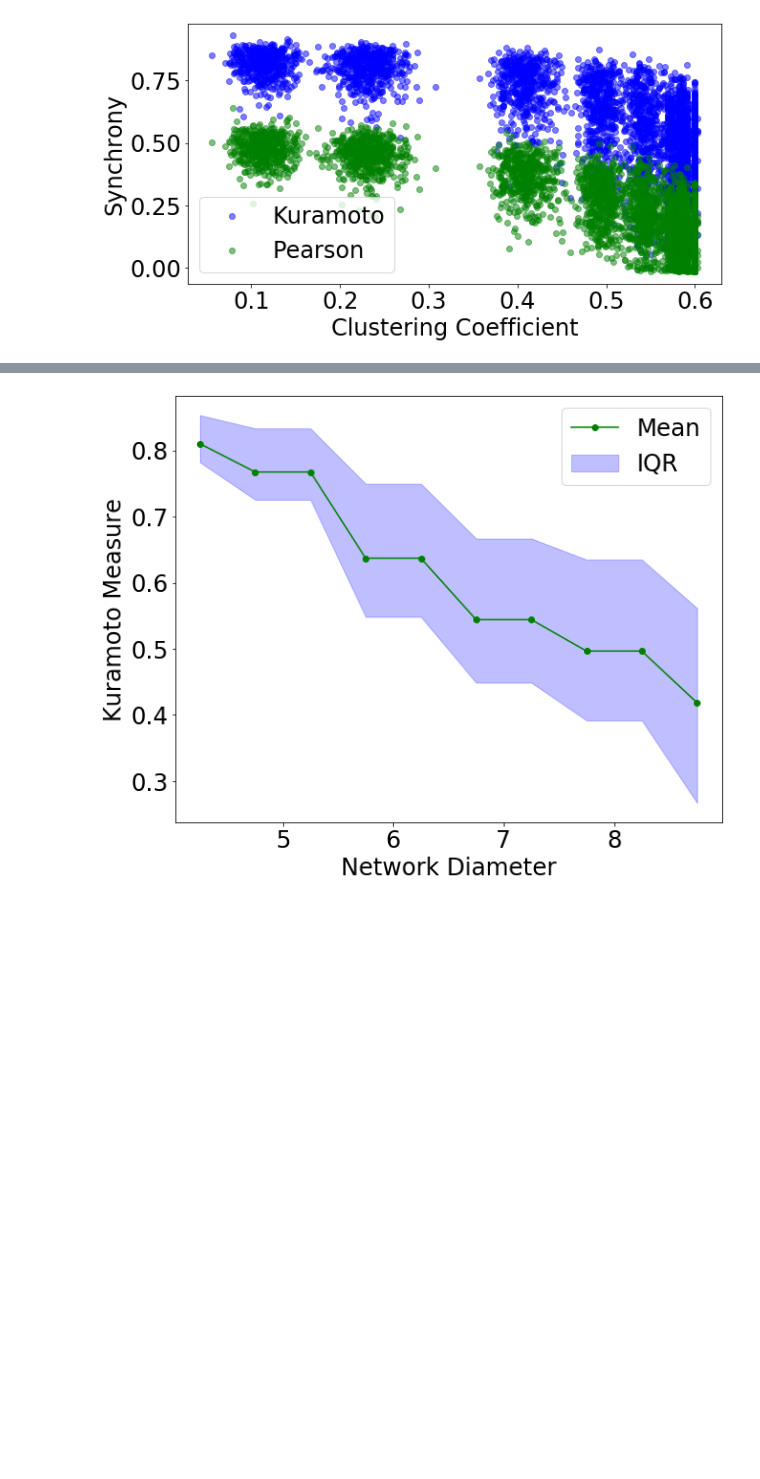
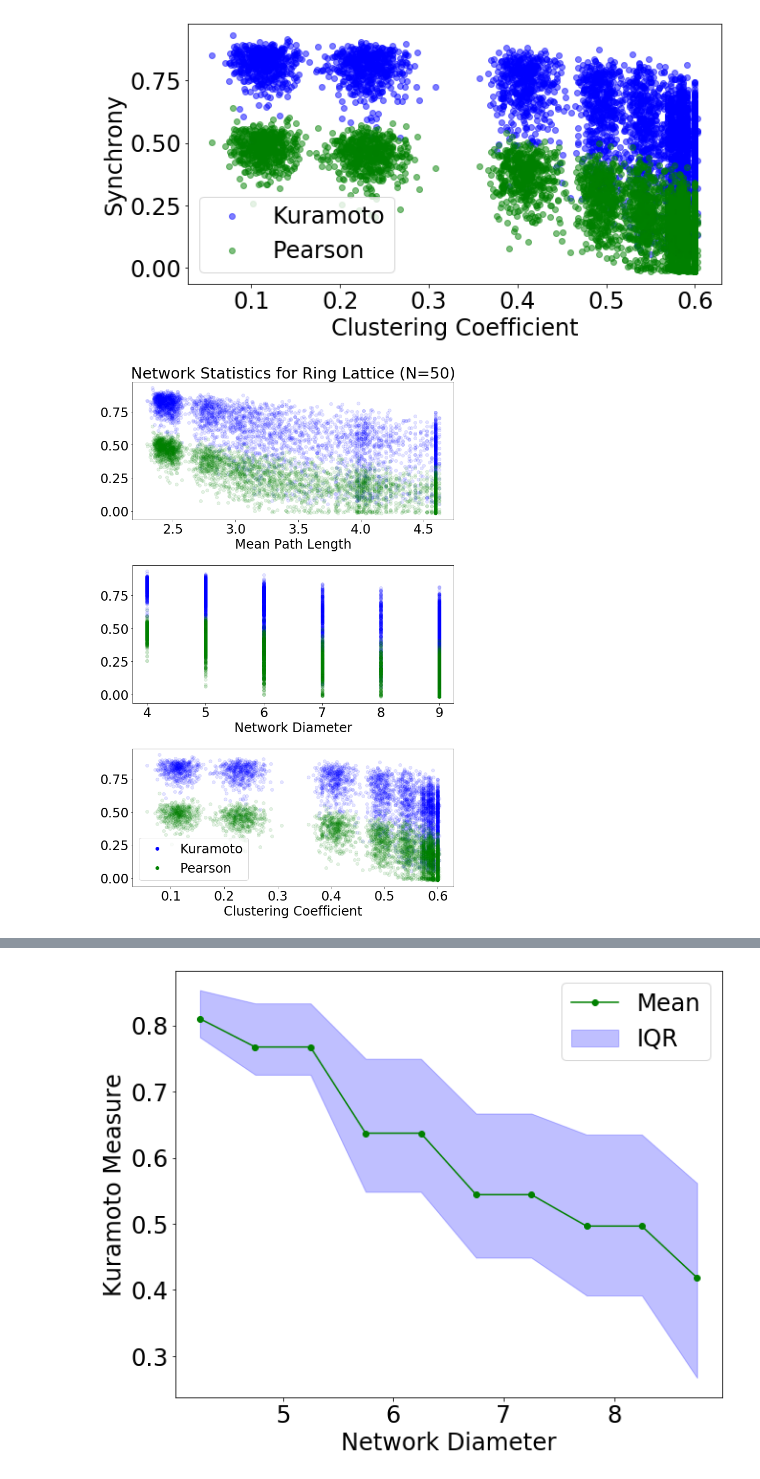
Before and after one commit to shawsa/CSCI_5352_Networks_Project, a Jupyter notebook: experiment02_ring_model.ipynb, the cells around one changed output, grey strips where cells are left out. Drawn from its saved outputs; the diff is of its cells as text; code cells hidden in the pictures; blank space fills up the shorter version.

```diff
--- a/experiment02_ring_model.ipynb
+++ b/experiment02_ring_model.ipynb
@@ -317,6 +316,45 @@ plt.show()
 [figure]
 [figure]
 [figure]
+# %%
+fig, axes = plt.subplots(3, 1, figsize=(10, 15))
+
+alpha = 0.1
+
+axes[0].plot(mean_path_list, kuramoto_list, 'bo', label='Kuramoto', alpha=alpha)
+axes[0].plot(mean_path_list, pearson_list, 'go', label='Pearson', alpha=alpha)
+axes[0].set_xlabel('Mean Path Length')
+# plt.ylabel('Synchrony')
+# plt.legend()
+# plt.show()
+
+# fig = plt.figure(figsize=(10, 5))
+axes[1].plot(diameter_list, kuramoto_list, 'bo', label='Kuramoto', alpha=alpha)
+axes[1].plot(diameter_list, pearson_list, 'go', label='Pearson', alpha=alpha)
+axes[1].set_xlabel('Network Diameter')
+# plt.ylabel('Synchrony')
+# plt.legend()
+# plt.show()
+
+# fig = plt.figure(figsize=(10, 5))
+axes[2].plot(clustering_coefficient_list, kuramoto_list, 'bo', alpha=alpha)
+axes[2].plot(clustering_coefficient_list, pearson_list, 'go', alpha=alpha)
+axes[2].plot([], [], 'bo', label='Kuramoto', alpha=1)
+axes[2].plot([], [], 'go', label='Pearson', alpha=1)
+axes[2].set_xlabel('Clustering Coefficient')
+# plt.ylabel('Synchrony')
+
+axes[0].set_title('Network Statistics for Ring Lattice (N=50)')
+
+plt.legend()
+
+plt.tight_layout()
+
+# plt.savefig('images/ring_raw.png')
+
+plt.show()
+# %% [output]
+[figure, added]
 # %%
 from scipy.optimize import curve_fit
 # %%
```
Also changed, not shown: parts of 5 cells of this notebook, 16 other files.
